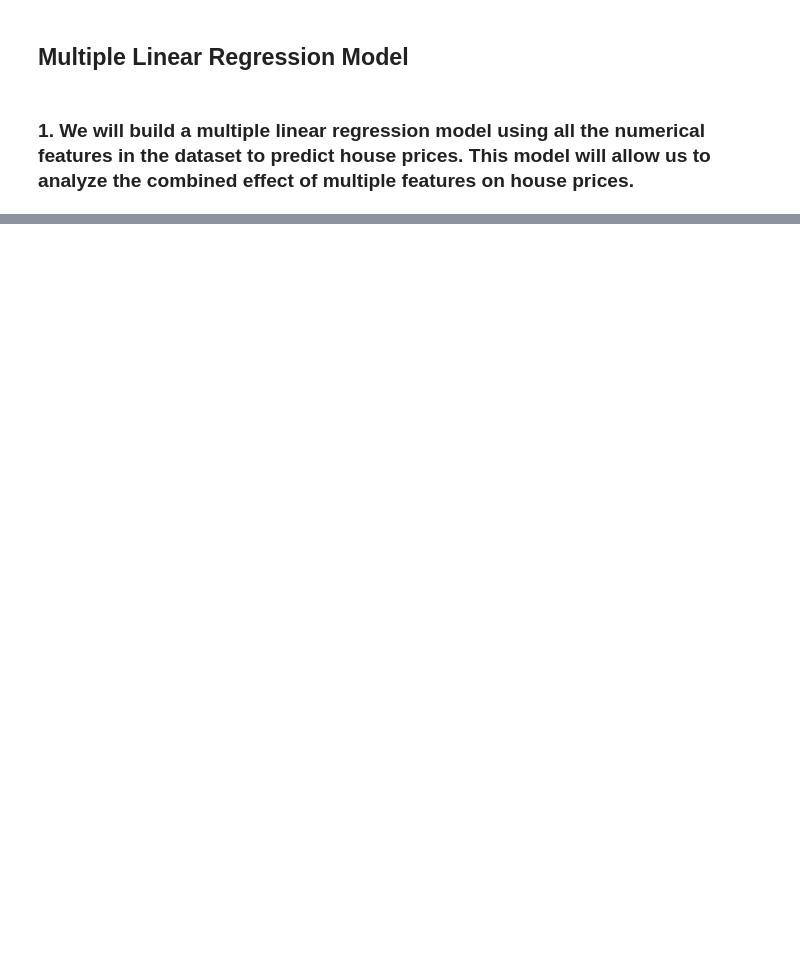
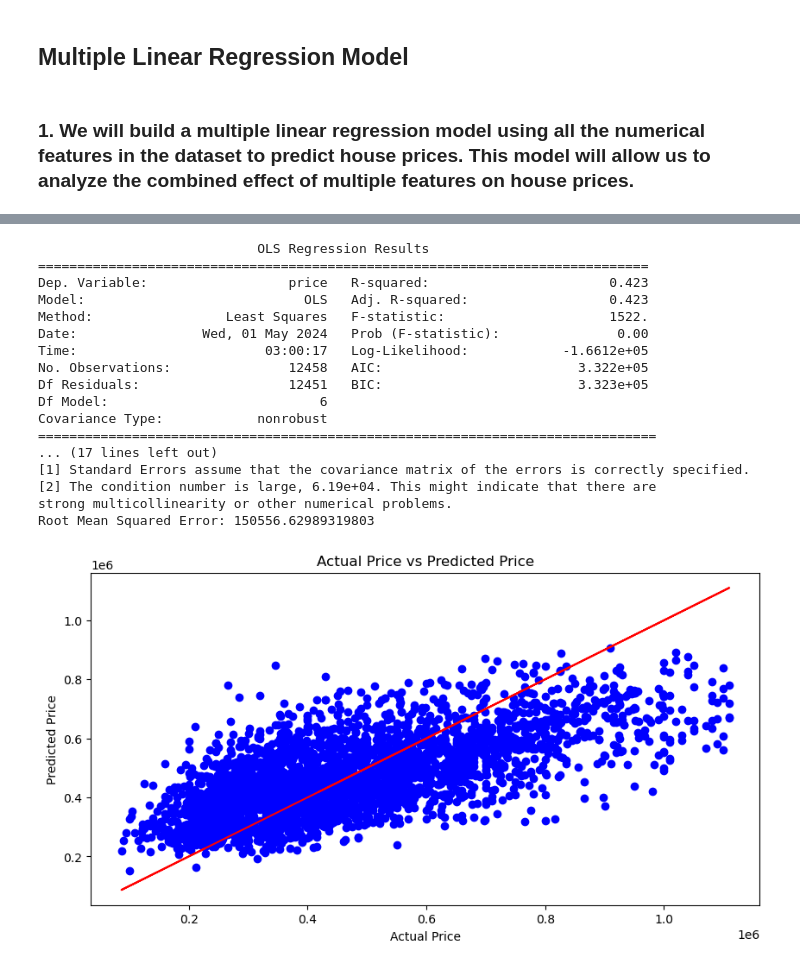
Before and after one commit to mbuvimuia/Northwest-County-Housing-Analysis, a Jupyter notebook: student.ipynb, the cells around one changed output, grey strips where cells are left out. Drawn from its saved outputs; the diff is of its cells as text; code cells hidden in the pictures; blank space fills up the shorter version.

```diff
--- a/student.ipynb
+++ b/student.ipynb
@@ -721,0 +661,65 @@ Interpretation of results:
+# %%
+# x_cols -> 'price','bedrooms','bathrooms','sqft_living', 'sqft_lot','floors','yr_built' (Independent variables)
+# y_cols -> 'price' (Dependent variable)
+
+# Transform yr_built to build_age
+new_data['build_age'] = 2021 - new_data['yr_built']
+
+# Drop the yr_built column
+new_data = new_data.drop('yr_built', axis=1)
+
+# Define the independent and dependent variables
+X = new_data[['bedrooms','bathrooms','sqft_living', 'sqft_lot','floors','build_age']]
+y = new_data['price']
+
+# Split the data into training and testing sets
+X_train, X_test, y_train, y_test = train_test_split(X, y, test_size=0.2, random_state=42)
+
+# Build the model using statsmodels
+X_train = sm.add_constant(X_train)
+model_1 = sm.OLS(y_train, X_train).fit()
+
+# Print the model summary
+print(model_1.summary())
+
+# Make predictions
+X_test = sm.add_constant(X_test)
+y_pred = model_1.predict(X_test)
+
+# Calculate the Mean Squared Error
+mse = mean_squared_error(y_test, y_pred)
+
+# Calculate the Root Mean Squared Error
+rmse = math.sqrt(mse)
+
+model_1 = rmse
+
+print("Root Mean Squared Error:", rmse)
+
+# Plot the regression line
+plt.figure(figsize=(10, 5))
+plt.scatter(y_test, y_pred, color='blue') # Scatter plot
+plt.plot(y_test, y_test, color='red') # Regression line
+plt.xlabel('Actual Price')
+plt.ylabel('Predicted Price')
+plt.title('Actual Price vs Predicted Price')
+plt.savefig('Visualization4')
+# %% [output]
+                            OLS Regression Results
+==============================================================================
+Dep. Variable:                  price   R-squared:                       0.423
+Model:                            OLS   Adj. R-squared:                  0.423
+Method:                 Least Squares   F-statistic:                     1522.
+Date:                Wed, 01 May 2024   Prob (F-statistic):               0.00
+Time:                        03:00:17   Log-Likelihood:            -1.6612e+05
+No. Observations:               12458   AIC:                         3.322e+05
+Df Residuals:                   12451   BIC:                         3.323e+05
+Df Model:                           6
+Covariance Type:            nonrobust
+===============================================================================
+... (17 lines left out)
+[1] Standard Errors assume that the covariance matrix of the errors is correctly specified.
+[2] The condition number is large, 6.19e+04. This might indicate that there are
+strong multicollinearity or other numerical problems.
+Root Mean Squared Error: 150556.62989319803
+[figure, added]
```
Also changed, not shown: parts of 30 cells of this notebook, 5 other files.
